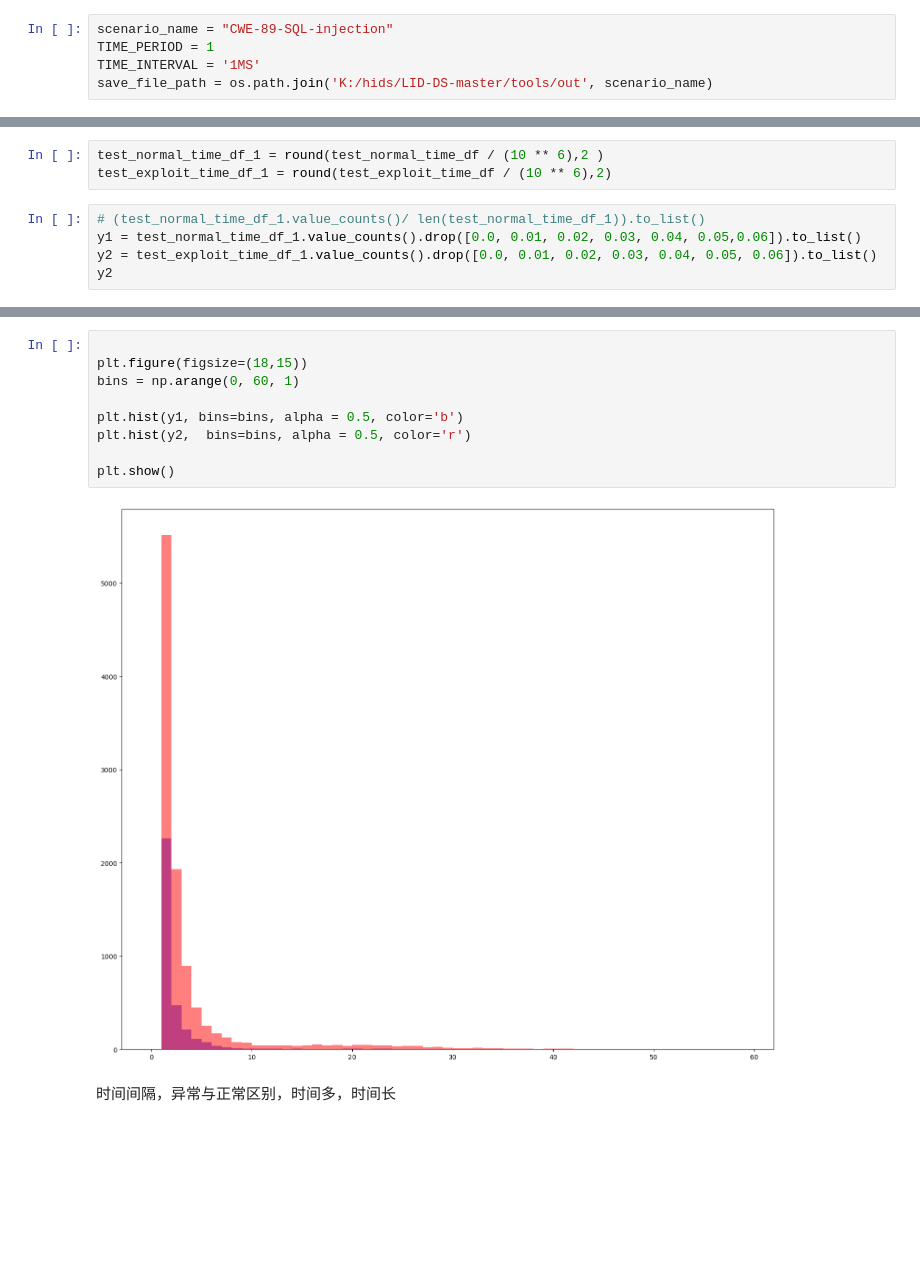
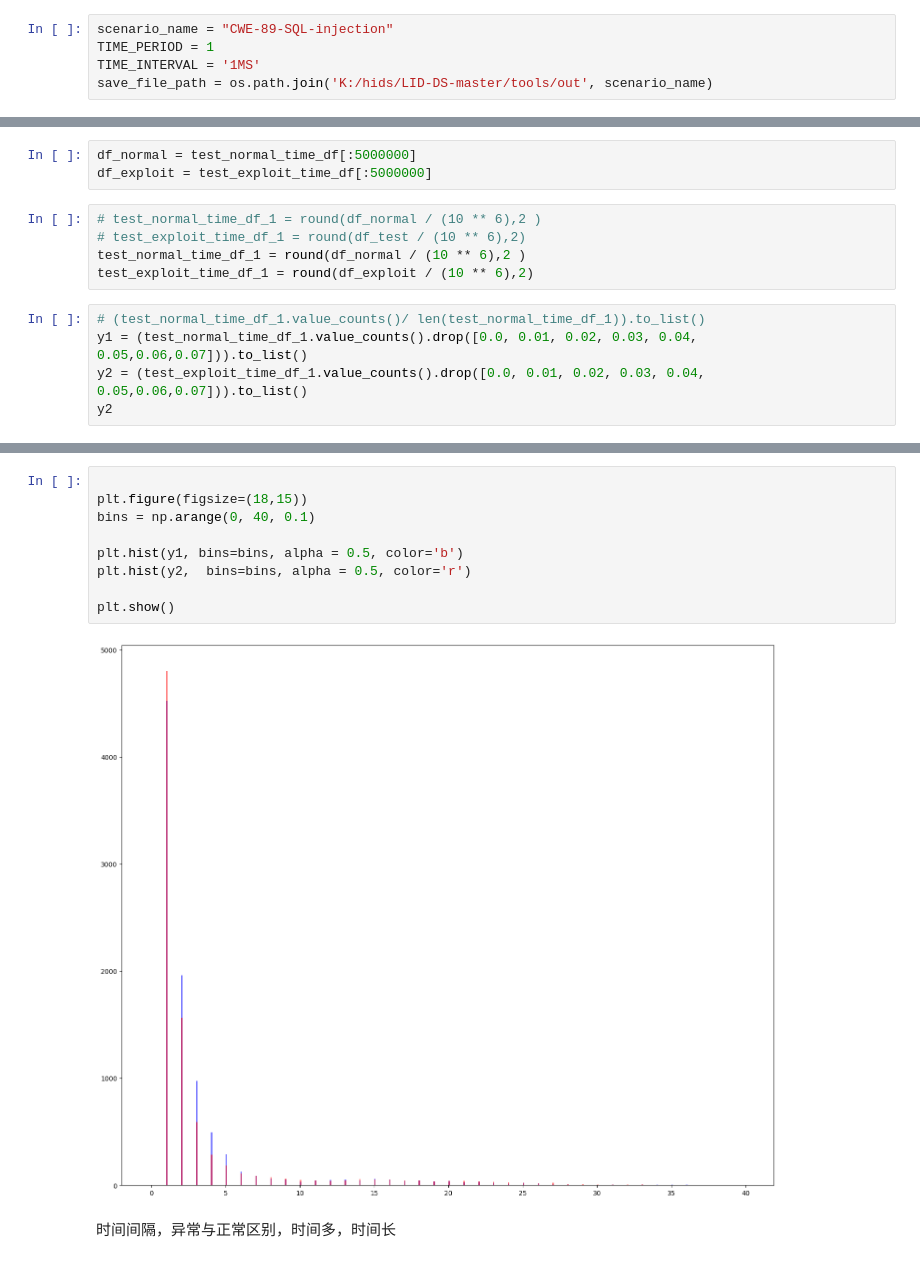
Before and after one commit to paperg/LID-DS-RAW, a Jupyter notebook: tools/analyze/time.ipynb, the cells around one changed output, grey strips where cells are left out. Drawn from its saved outputs; the diff is of its cells as text; blank space fills up the shorter version.

```diff
--- a/tools/analyze/time.ipynb
+++ b/tools/analyze/time.ipynb
@@ -52,9 +22,14 @@ Length: 741723, dtype: float64
+# %%
+df_normal = test_normal_time_df[:5000000]
+df_exploit = test_exploit_time_df[:5000000]
 # %%
-test_normal_time_df_1 = round(test_normal_time_df / (10 ** 6),2 )
-test_exploit_time_df_1 = round(test_exploit_time_df / (10 ** 6),2)
+# test_normal_time_df_1 = round(df_normal / (10 ** 6),2 )
+# test_exploit_time_df_1 = round(df_test / (10 ** 6),2)
+test_normal_time_df_1 = round(df_normal / (10 ** 6),2 )
+test_exploit_time_df_1 = round(df_exploit / (10 ** 6),2)
 # %%
 # (test_normal_time_df_1.value_counts()/ len(test_normal_time_df_1)).to_list()
-y1 = test_normal_time_df_1.value_counts().drop([0.0, 0.01, 0.02, 0.03, 0.04, 0.05,0.06]).to_list()
-y2 = test_exploit_time_df_1.value_counts().drop([0.0, 0.01, 0.02, 0.03, 0.04, 0.05, 0.06]).to_list()
+y1 = (test_normal_time_df_1.value_counts().drop([0.0, 0.01, 0.02, 0.03, 0.04, 0.05,0.06,0.07])).to_list()
+y2 = (test_exploit_time_df_1.value_counts().drop([0.0, 0.01, 0.02, 0.03, 0.04, 0.05,0.06,0.07])).to_list()
 y2
 # %% [output]
@@ -78,14 +68,14 @@ y2
 # %%
 
 plt.figure(figsize=(18,15))
-bins = np.arange(0, 60, 1)
+bins = np.arange(0, 40, 0.1)
 
 plt.hist(y1, bins=bins, alpha = 0.5, color='b')
 plt.hist(y2,  bins=bins, alpha = 0.5, color='r')
 
 plt.show()
 # %% [output]
-[figure, old version]
+[figure, new version]
 # %% [markdown]
 时间间隔，异常与正常区别，时间多，时间长
 # %% [markdown]
```
Also changed, not shown: parts of 6 cells of this notebook, 13 other files.
